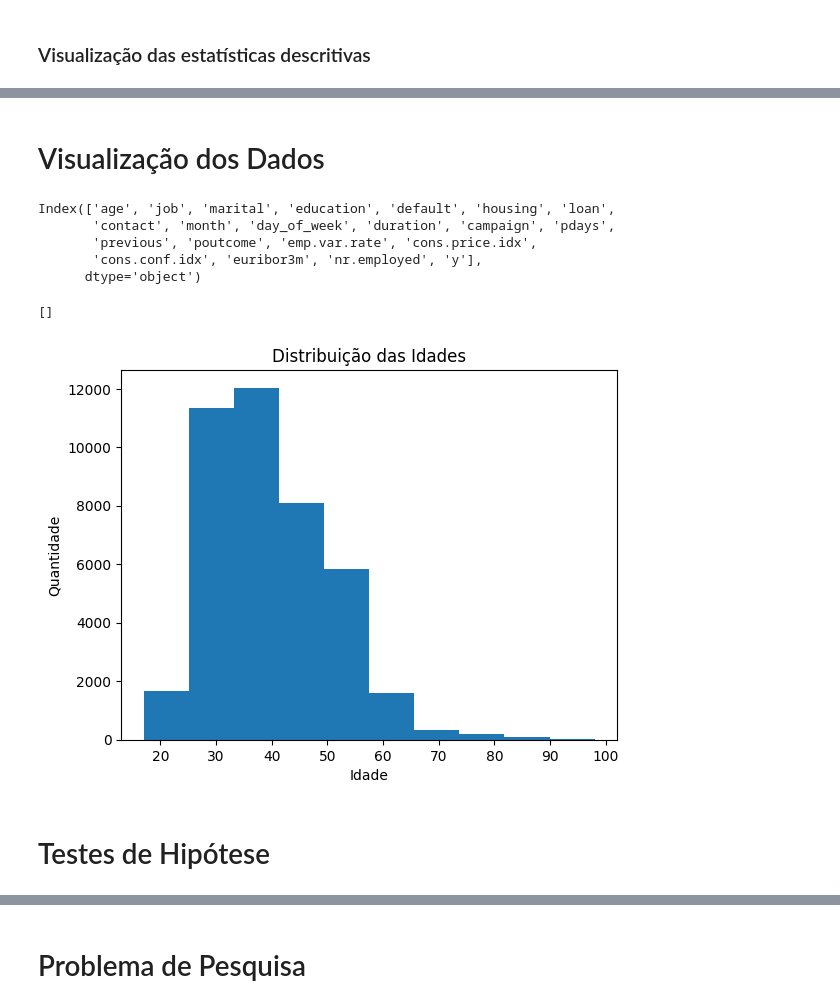
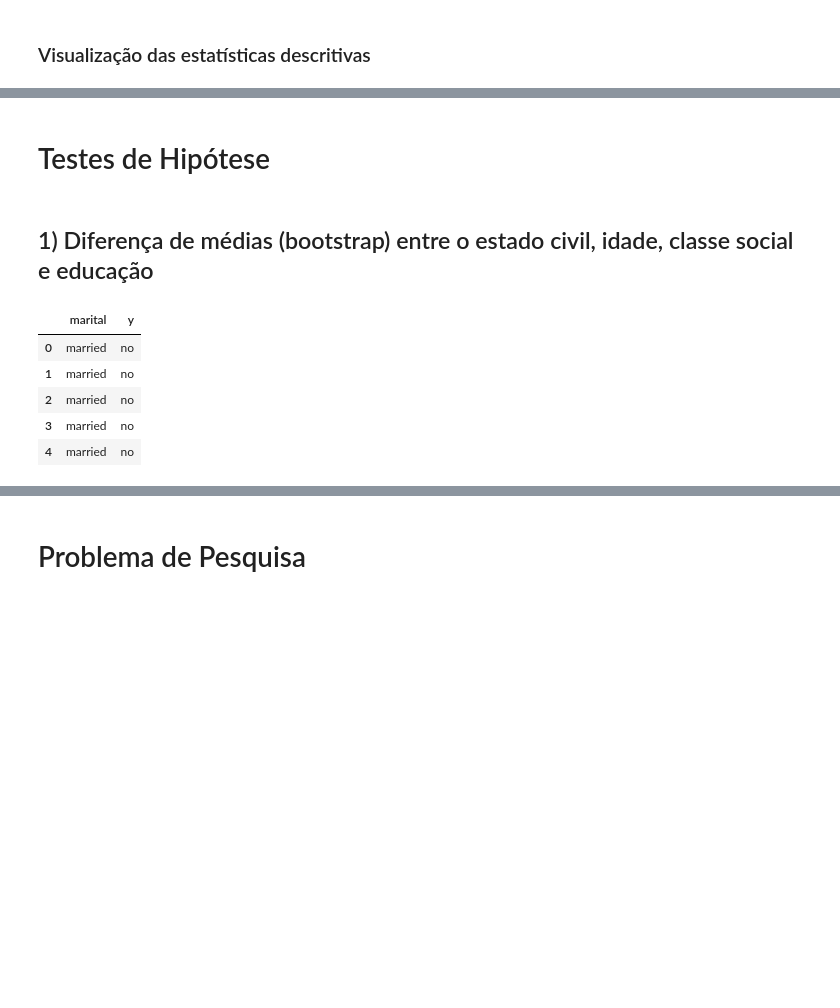
Before and after one commit to bruno-marcelino10/projeto-icd-ufmg, a Jupyter notebook: notebook/EDA.ipynb, the cells around one changed output, grey strips where cells are left out. Drawn from its saved outputs; the diff is of its cells as text; code cells hidden in the pictures; blank space fills up the shorter version.

```diff
--- a/notebook/EDA.ipynb
+++ b/notebook/EDA.ipynb
@@ -221,22 +210,13 @@ df.describe() # Numéricas
-# %% [markdown]
-# Visualização dos Dados
-# %%
-dados.columns
-# %% [output]
-Index(['age', 'job', 'marital', 'education', 'default', 'housing', 'loan',
-       'contact', 'month', 'day_of_week', 'duration', 'campaign', 'pdays',
-       'previous', 'poutcome', 'emp.var.rate', 'cons.price.idx',
-       'cons.conf.idx', 'euribor3m', 'nr.employed', 'y'],
-      dtype='object')
-# %%
-ages = dados['age']
-plt.title('Distribuição das Idades')
-plt.xlabel('Idade')
-plt.ylabel('Quantidade')
-plt.hist(ages)
-plt.plot()
-# %% [output]
-[]
-[figure, removed]
 # %% [markdown]
 # Testes de Hipótese
+# %% [markdown]
+## 1) Diferença de médias (bootstrap) entre o estado civil, idade, classe social e educação
+# %%
+tmp.head()
+# %% [output]
+|  | marital | y |
+| 0 | married | no |
+| 1 | married | no |
+| 2 | married | no |
+| 3 | married | no |
+| 4 | married | no |
```
Also changed, not shown: parts of 17 cells of this notebook.
